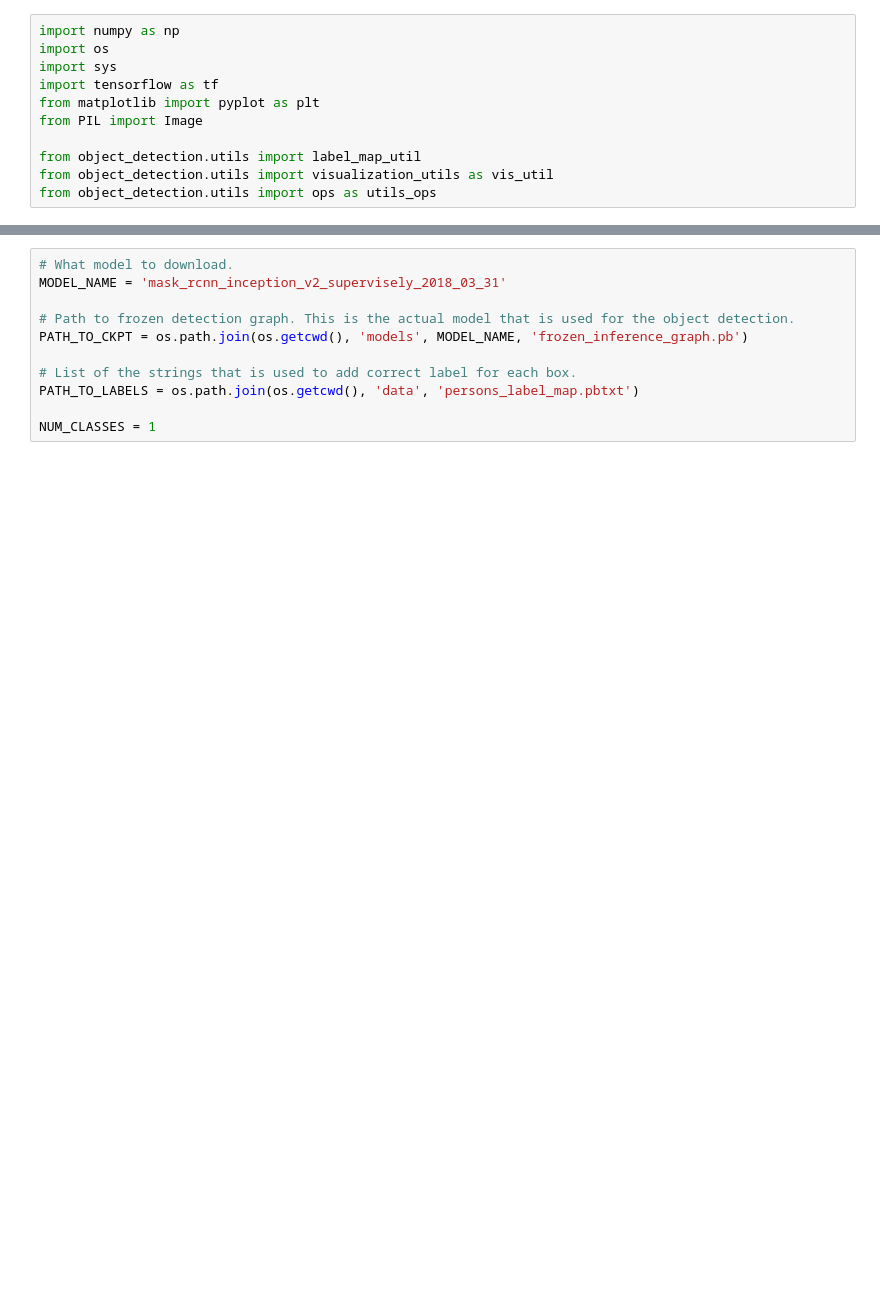
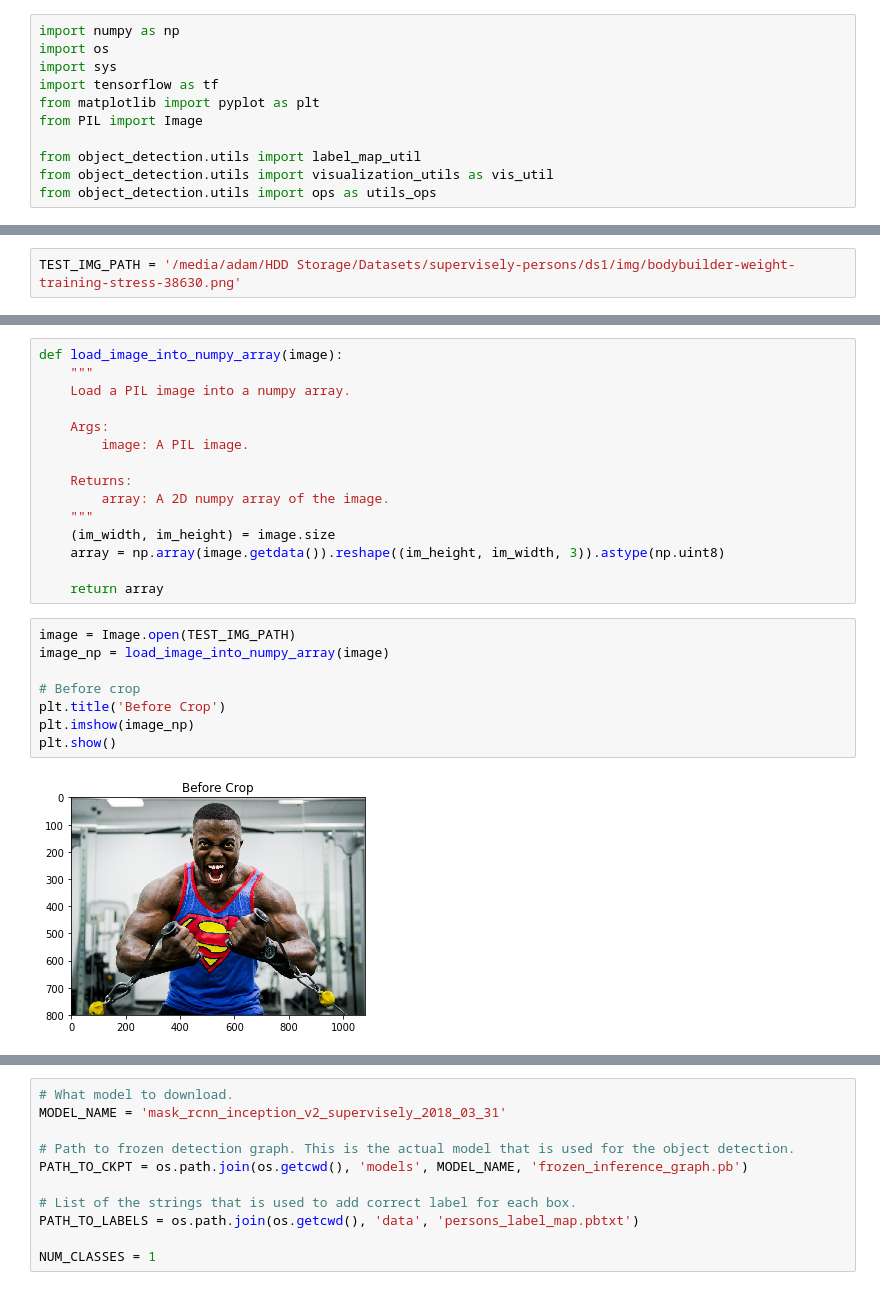
Before and after one commit to adamtupper/pedestrian-proximity-detector, a Jupyter notebook: model_evaluation.ipynb, the cells around one changed output, grey strips where cells are left out. Drawn from its saved outputs; the diff is of its cells as text; blank space fills up the shorter version.

```diff
--- a/model_evaluation.ipynb
+++ b/model_evaluation.ipynb
@@ -11,0 +16,2 @@ from object_detection.utils import ops as utils_ops
+# %%
+TEST_IMG_PATH = '/media/adam/HDD Storage/Datasets/supervisely-persons/ds1/img/bodybuilder-weight-training-stress-38630.png'
@@ -11,0 +37,25 @@ from object_detection.utils import ops as utils_ops
+# %%
+def load_image_into_numpy_array(image):
+    """
+    Load a PIL image into a numpy array.
+
+    Args:
+        image: A PIL image.
+
+    Returns:
+        array: A 2D numpy array of the image.
+    """
+    (im_width, im_height) = image.size
+    array = np.array(image.getdata()).reshape((im_height, im_width, 3)).astype(np.uint8)
+
+    return array
+# %%
+image = Image.open(TEST_IMG_PATH)
+image_np = load_image_into_numpy_array(image)
+
+# Before crop
+plt.title('Before Crop')
+plt.imshow(image_np)
+plt.show()
+# %% [output]
+[figure, added]
```
Also changed, not shown: parts of 5 cells of this notebook.
